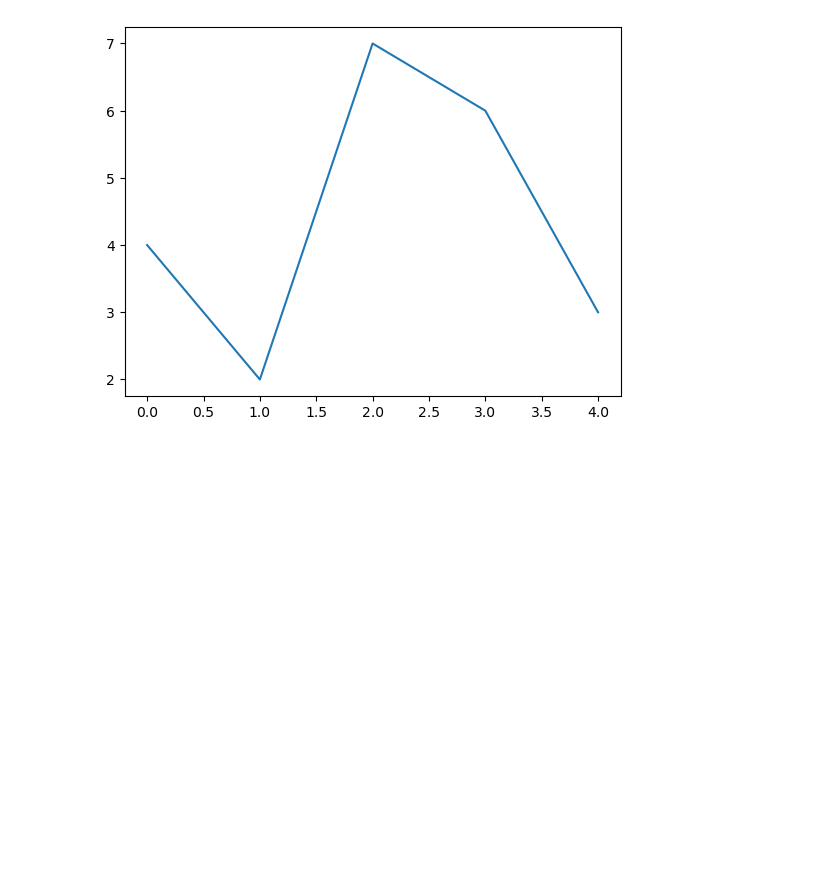
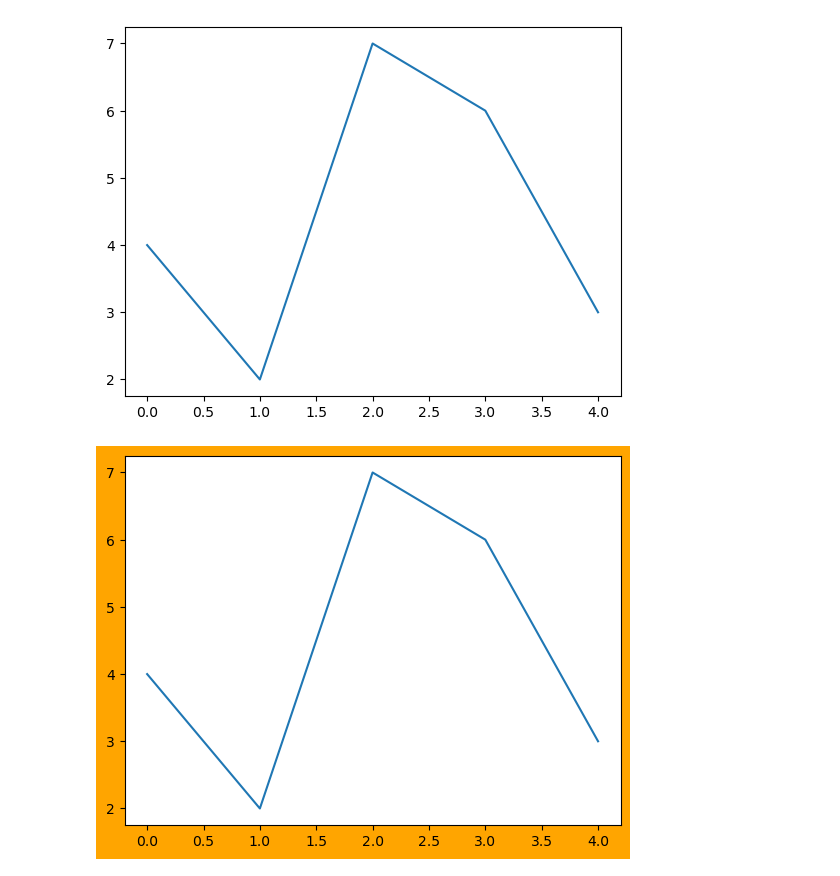
Before and after one commit to martuwilson/python-data-intelligence, a Jupyter notebook: Matplotlib/Matplotlib.ipynb, the cells around one changed output. Drawn from its saved outputs; the diff is of its cells as text; code cells hidden in the pictures; blank space fills up the shorter version.

```diff
--- a/Matplotlib/Matplotlib.ipynb
+++ b/Matplotlib/Matplotlib.ipynb
@@ -14,3 +14,11 @@ plt.show() # Mostrar el gráfico
 # show hace mucho por detras, SE DEBE USAR UNA VEZ POR SESION.
 # %%
 # los graficos pueden guardarse como imgs, ANTES DEL SHOW.
+# %%
+# El lienzo se llamada FIGURE. Se puede acceder con el metodo figure
+
+plt.figure(facecolor="orange")
+plt.plot(numeros) # Mostrar los datos en el grafico
+plt.show() # Mostrar el gráfico
+# %% [output]
+[figure, added]
```
Also changed, not shown: parts of 3 cells of this notebook.
